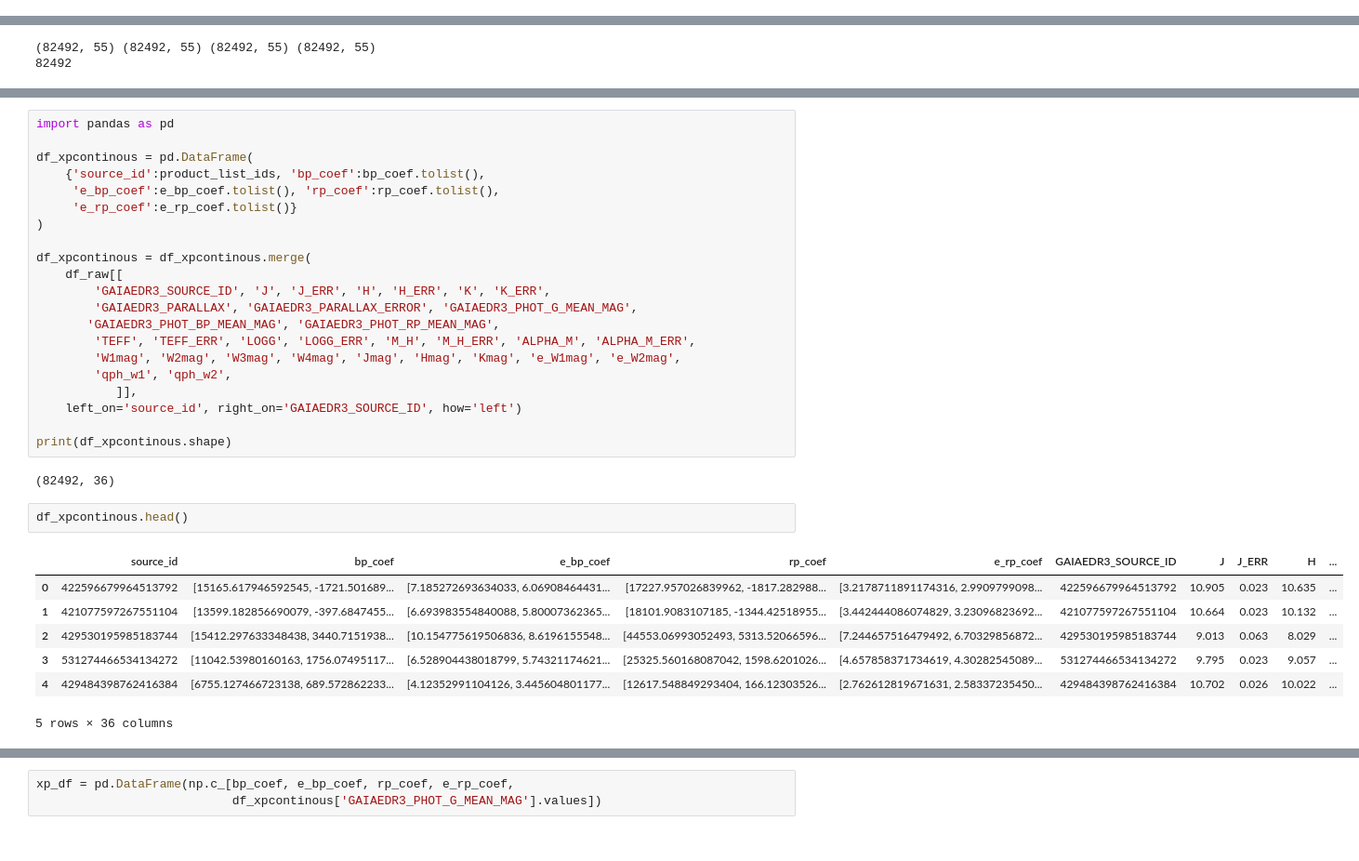
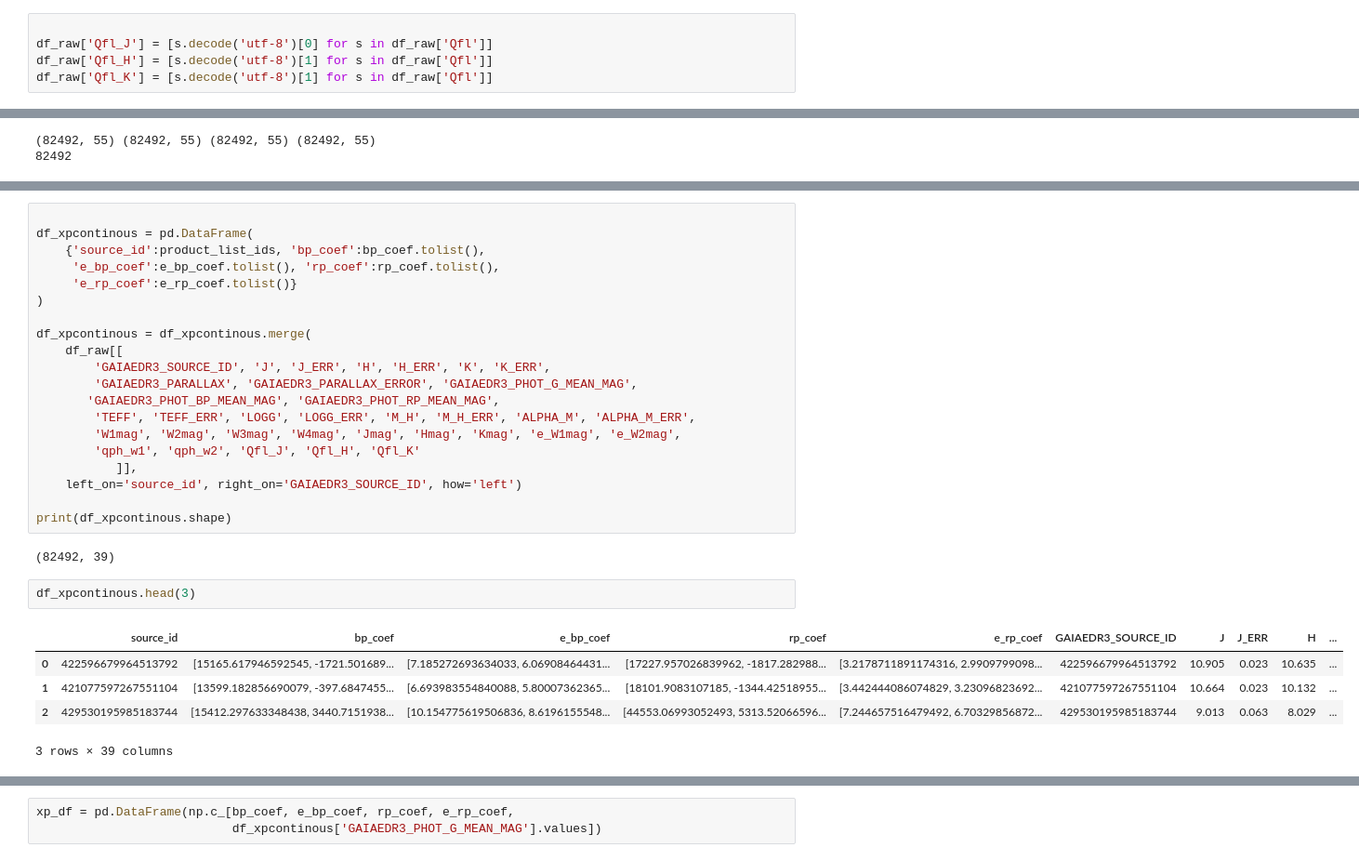
Before and after one commit to jiadonglee/aspgap, a Jupyter notebook: docs/gaiaXP_pre.ipynb, the cells around one changed output, grey strips where cells are left out. Shown at 93% size. Saved outputs shown, nothing was run; the diff lists cells and outputs as text.

```diff
--- a/docs/gaiaXP_pre.ipynb
+++ b/docs/gaiaXP_pre.ipynb
@@ -73,3 +75,8 @@ Index(['APOGEE_ID', 'TELESCOPE', 'FIELD', 'ALT_ID', 'RA', 'DEC', 'GLON',
+# %%
+
+df_raw['Qfl_J'] = [s.decode('utf-8')[0] for s in df_raw['Qfl']]
+df_raw['Qfl_H'] = [s.decode('utf-8')[1] for s in df_raw['Qfl']]
+df_raw['Qfl_K'] = [s.decode('utf-8')[1] for s in df_raw['Qfl']]
 # %%
 df_raw['qph_w1'] = [s.decode('utf-8')[0] for s in df_raw['qph']]
 df_raw['qph_w2'] = [s.decode('utf-8')[1] for s in df_raw['qph']]
@@ -200,5 +184,4 @@ Index(['APOGEE_ID', 'TELESCOPE', 'FIELD', 'ALT_ID', 'RA', 'DEC', 'GLON',
 # %%
-import pandas as pd
 
 df_xpcontinous = pd.DataFrame(
     {'source_id':product_list_ids, 'bp_coef':bp_coef.tolist(),
@@ -213,20 +196,18 @@ df_xpcontinous = df_xpcontinous.merge(
        'GAIAEDR3_PHOT_BP_MEAN_MAG', 'GAIAEDR3_PHOT_RP_MEAN_MAG',
         'TEFF', 'TEFF_ERR', 'LOGG', 'LOGG_ERR', 'M_H', 'M_H_ERR', 'ALPHA_M', 'ALPHA_M_ERR',
         'W1mag', 'W2mag', 'W3mag', 'W4mag', 'Jmag', 'Hmag', 'Kmag', 'e_W1mag', 'e_W2mag',
-        'qph_w1', 'qph_w2',
+        'qph_w1', 'qph_w2', 'Qfl_J', 'Qfl_H', 'Qfl_K'
            ]],
     left_on='source_id', right_on='GAIAEDR3_SOURCE_ID', how='left')
 
 print(df_xpcontinous.shape)
 # %% [output]
-(82492, 36)
+(82492, 39)
 # %%
-df_xpcontinous.head()
+df_xpcontinous.head(3)
 # %% [output]
 |  | source_id | bp_coef | e_bp_coef | rp_coef | e_rp_coef | GAIAEDR3_SOURCE_ID | J | J_ERR | H | ... |
 | 0 | 422596679964513792 | [15165.617946592545, -1721.501689... | [7.185272693634033, 6.06908464431... | [17227.957026839962, -1817.282988... | [3.2178711891174316, 2.9909799098... | 422596679964513792 | 10.905 | 0.023 | 10.635 | ... |
 | 1 | 421077597267551104 | [13599.182856690079, -397.6847455... | [6.693983554840088, 5.80007362365... | [18101.9083107185, -1344.42518955... | [3.442444086074829, 3.23096823692... | 421077597267551104 | 10.664 | 0.023 | 10.132 | ... |
 | 2 | 429530195985183744 | [15412.297633348438, 3440.7151938... | [10.154775619506836, 8.6196155548... | [44553.06993052493, 5313.52066596... | [7.244657516479492, 6.70329856872... | 429530195985183744 | 9.013 | 0.063 | 8.029 | ... |
-| 3 | 531274466534134272 | [11042.53980160163, 1756.07495117... | [6.528904438018799, 5.74321174621... | [25325.560168087042, 1598.6201026... | [4.657858371734619, 4.30282545089... | 531274466534134272 | 9.795 | 0.023 | 9.057 | ... |
-| 4 | 429484398762416384 | [6755.127466723138, 689.572862233... | [4.12352991104126, 3.445604801177... | [12617.548849293404, 166.12303526... | [2.762612819671631, 2.58337235450... | 429484398762416384 | 10.702 | 0.026 | 10.022 | ... |
-5 rows × 36 columns
+3 rows × 39 columns
```
Also changed, not shown: parts of 35 cells of this notebook, 30 other files.
